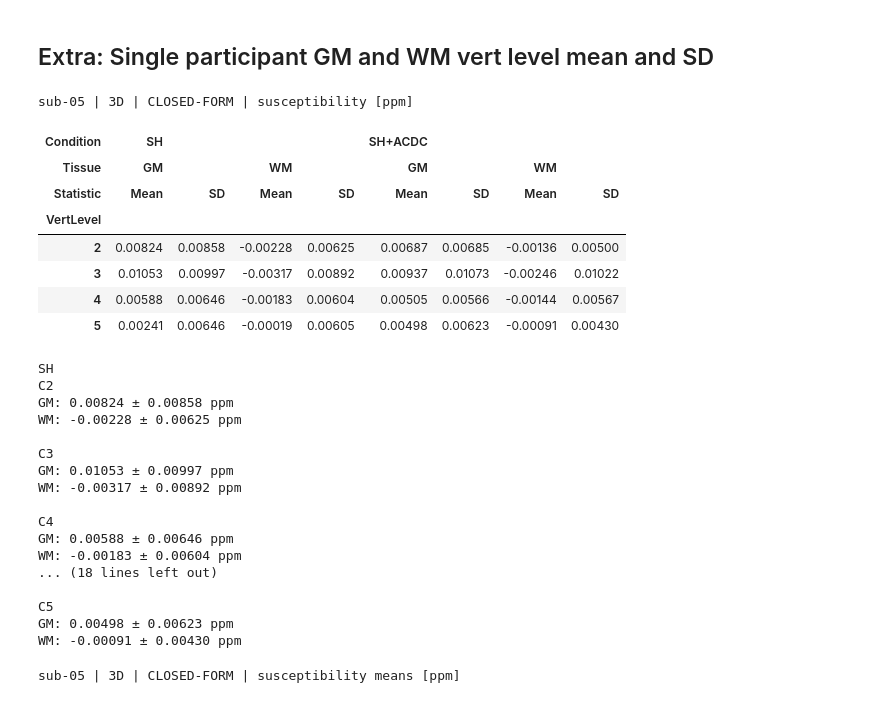
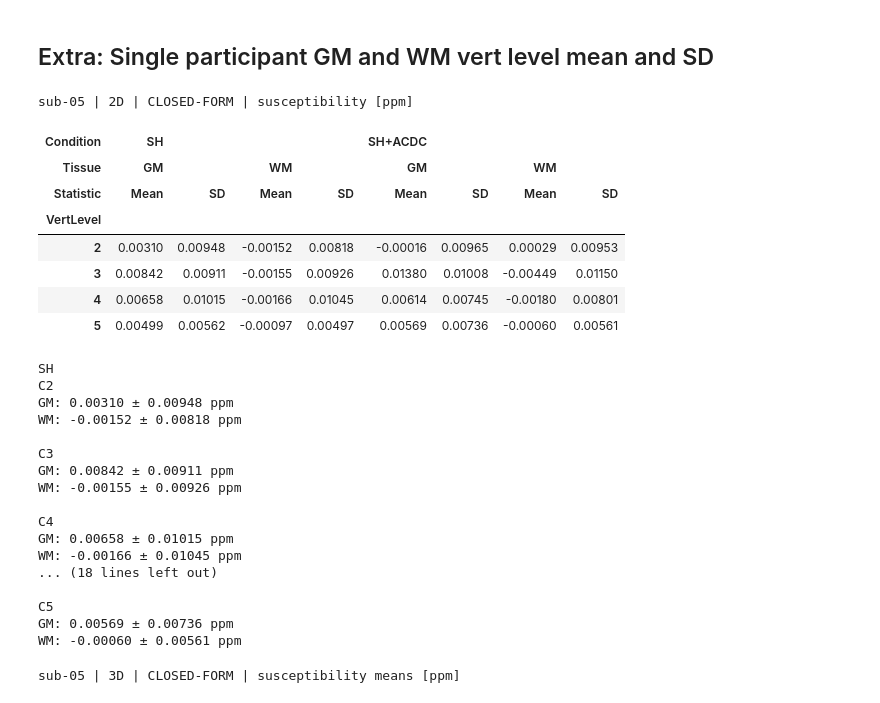
Before and after one commit to sriosq/Image-processing-strategies, a Jupyter notebook: realtime_shimming/mc_vs_siemens_apollo_fixed.ipynb, the cells around one changed output. Saved outputs shown, nothing was run; the diff lists cells and outputs as text; code cells hidden in the pictures.

```diff
--- a/realtime_shimming/mc_vs_siemens_apollo_fixed.ipynb
+++ b/realtime_shimming/mc_vs_siemens_apollo_fixed.ipynb
@@ -78,6 +78,8 @@ INCLUDED_PARTICIPANTS = {
 }
 # To restrict 3D to participants who also had 2D acquisitions:
 # INCLUDED_PARTICIPANTS["3D"] = ("sub-05", "sub-06", "sub-07", "sub-08")
+# Remove a participant with:
+INCLUDED_PARTICIPANTS["3D"] = tuple(p for p in participants_3d if p != "sub-07")
 
 DI_METHOD = "closedform"  # "closedform", "medi", or "fansi"
 DI_KEYS = {"closedform": "chimap_closedform_path",
@@ -1193,7 +1618,7 @@ Values are mean ± between-participant SD, in ppm. They retain the susceptibilit
 # Sub-05: vertebral-level GM and WM susceptibility mean ± SD
 # ============================================================
 
-SUB05_DIMENSION = "3D"       # "3D" or "2D"
+SUB05_DIMENSION = "2D"       # "3D" or "2D"
 SUB05_DI_METHOD = DI_METHOD  # Or "closedform", "medi", "fansi"
 SUB05_LEVELS = VERT_LEVELS
 DECIMALS = 5
@@ -1276,55 +1701,55 @@ for condition in ("sh", "sh_acdc"):
             & (sub05_di_metrics_df["VertLevel"] == level)
         ].set_index("Tissue")
 
         if not {"GM", "WM"}.issubset(selected.index):
             continue
 
         level_label = (
             f"C{level}" if level <= 7 else f"T{level - 7}"
         )
 
         gm_mean = selected.loc["GM", "Mean"]
         gm_sd = selected.loc["GM", "SD"]
         wm_mean = selected.loc["WM", "Mean"]
         wm_sd = selected.loc["WM", "SD"]
 
         text = (
             f"{level_label}\n"
             f"GM: {gm_mean:.{DECIMALS}f} ± "
             f"{gm_sd:.{DECIMALS}f} ppm\n"
             f"WM: {wm_mean:.{DECIMALS}f} ± "
             f"{wm_sd:.{DECIMALS}f} ppm"
         )
 
         sub05_annotation_text[(condition, level)] = text
         print(text + "\n")
 # %% [output]
-sub-05 | 3D | CLOSED-FORM | susceptibility [ppm]
+sub-05 | 2D | CLOSED-FORM | susceptibility [ppm]
 | Condition | SH |  |  |  | SH+ACDC |  |  |  |
 | Tissue | GM |  | WM |  | GM |  | WM |  |
 | Statistic | Mean | SD | Mean | SD | Mean | SD | Mean | SD |
 | VertLevel |  |  |  |  |  |  |  |  |
-| 2 | 0.00824 | 0.00858 | -0.00228 | 0.00625 | 0.00687 | 0.00685 | -0.00136 | 0.00500 |
-| 3 | 0.01053 | 0.00997 | -0.00317 | 0.00892 | 0.00937 | 0.01073 | -0.00246 | 0.01022 |
-| 4 | 0.00588 | 0.00646 | -0.00183 | 0.00604 | 0.00505 | 0.00566 | -0.00144 | 0.00567 |
-| 5 | 0.00241 | 0.00646 | -0.00019 | 0.00605 | 0.00498 | 0.00623 | -0.00091 | 0.00430 |
+| 2 | 0.00310 | 0.00948 | -0.00152 | 0.00818 | -0.00016 | 0.00965 | 0.00029 | 0.00953 |
+| 3 | 0.00842 | 0.00911 | -0.00155 | 0.00926 | 0.01380 | 0.01008 | -0.00449 | 0.01150 |
+| 4 | 0.00658 | 0.01015 | -0.00166 | 0.01045 | 0.00614 | 0.00745 | -0.00180 | 0.00801 |
+| 5 | 0.00499 | 0.00562 | -0.00097 | 0.00497 | 0.00569 | 0.00736 | -0.00060 | 0.00561 |
 SH
 C2
-GM: 0.00824 ± 0.00858 ppm
-WM: -0.00228 ± 0.00625 ppm
+GM: 0.00310 ± 0.00948 ppm
+WM: -0.00152 ± 0.00818 ppm
 
 C3
-GM: 0.01053 ± 0.00997 ppm
-WM: -0.00317 ± 0.00892 ppm
+GM: 0.00842 ± 0.00911 ppm
+WM: -0.00155 ± 0.00926 ppm
 
 C4
-GM: 0.00588 ± 0.00646 ppm
-WM: -0.00183 ± 0.00604 ppm
+GM: 0.00658 ± 0.01015 ppm
+WM: -0.00166 ± 0.01045 ppm
 ... (18 lines left out)
 
 C5
-GM: 0.00498 ± 0.00623 ppm
-WM: -0.00091 ± 0.00430 ppm
+GM: 0.00569 ± 0.00736 ppm
+WM: -0.00060 ± 0.00561 ppm
 # %%
 # ============================================================
 # Sub-05: vertebral-level GM and WM susceptibility means
```
Also changed, not shown: parts of 35 cells of this notebook.
